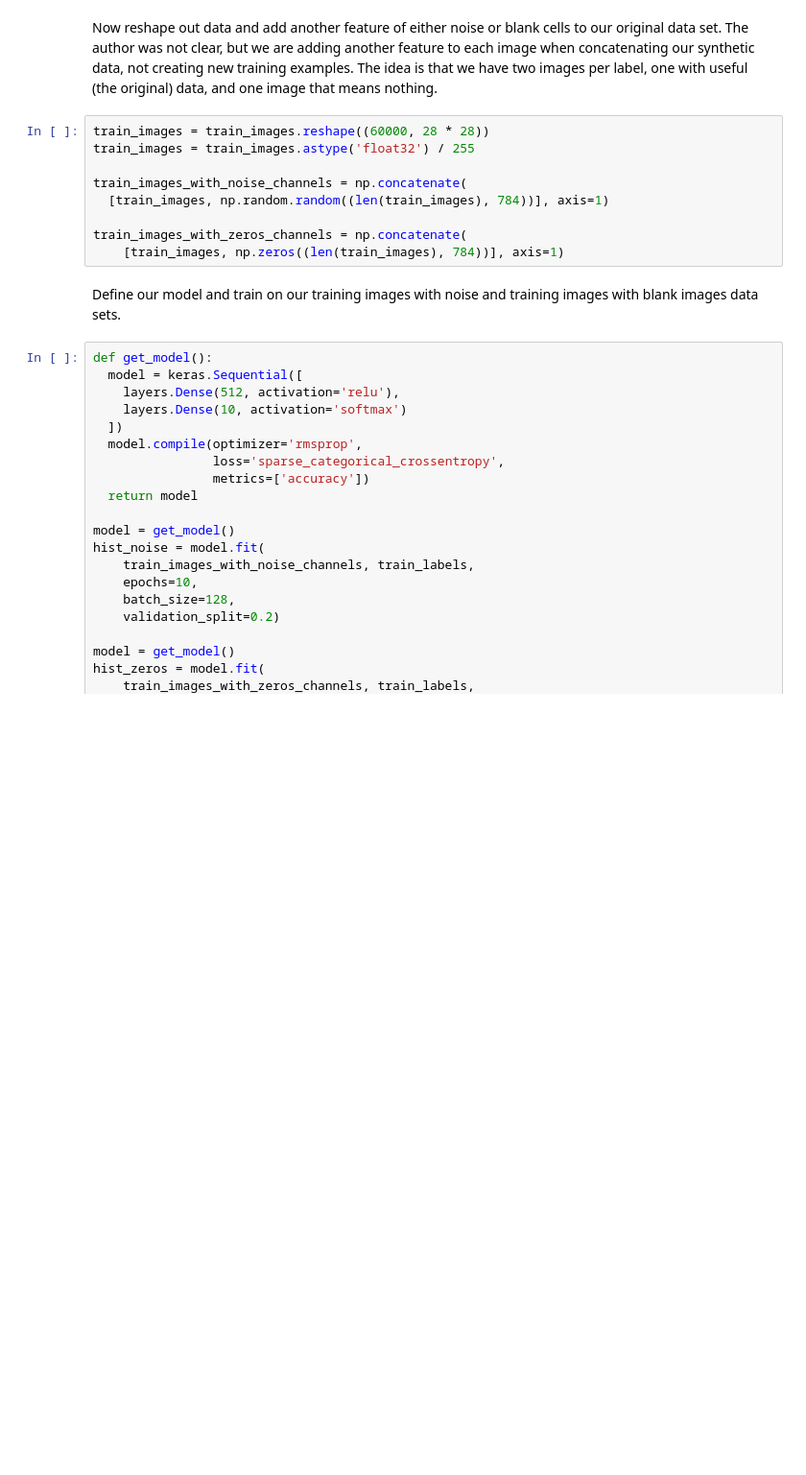
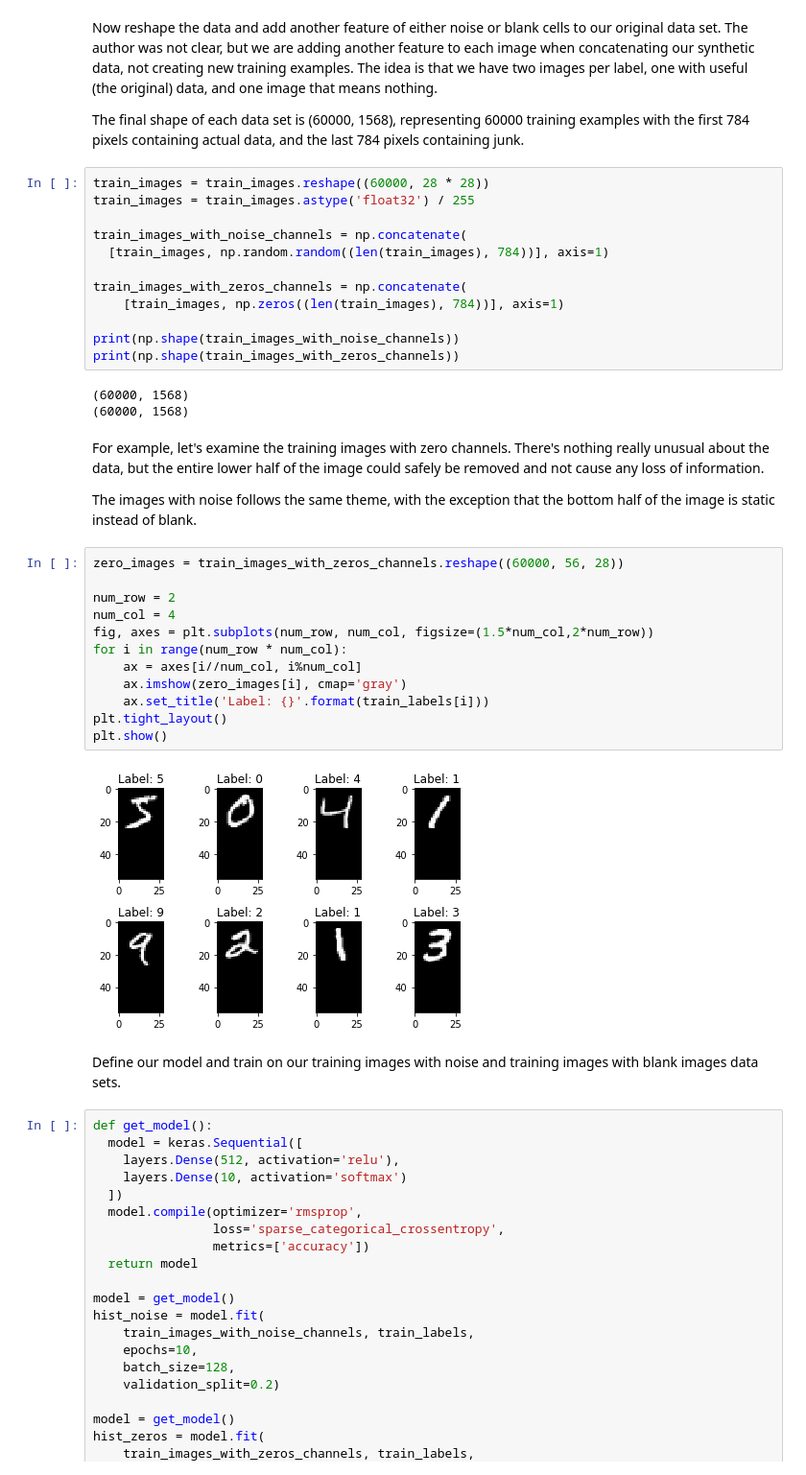
Before and after one commit to matthewreader/continuous-learning, a Jupyter notebook: books/deep-learning-with-python/chapter-5/Ch5_Overfitting_and_Noisy_Data_MINST_Digits.ipynb, the cells around one changed output. Shown: that part at 96% size. Saved outputs shown, nothing was run; the diff lists cells and outputs as text; blank space fills up the shorter version.

Commit message:
Move file and add plots of noisy digit data

```diff
--- a/books/deep-learning-with-python/chapter-4/Ch5_Overfitting_and_Noisy_Data_MINST_Digits.ipynb
+++ b/books/deep-learning-with-python/chapter-5/Ch5_Overfitting_and_Noisy_Data_MINST_Digits.ipynb
@@ -23,7 +31,9 @@ plt.show()
 # %% [output]
 [figure]
 # %% [markdown]
-Now reshape out data and add another feature of either noise or blank cells to our original data set.  The author was not clear, but we are adding another feature to each image when concatenating our synthetic data, not creating new training examples.  The idea is that we have two images per label, one with useful (the original) data, and one image that means nothing.
+Now reshape the data and add another feature of either noise or blank cells to our original data set.  The author was not clear, but we are adding another feature to each image when concatenating our synthetic data, not creating new training examples.  The idea is that we have two images per label, one with useful (the original) data, and one image that means nothing.
+
+The final shape of each data set is (60000, 1568), representing 60000 training examples with the first 784 pixels containing actual data, and the last 784 pixels containing junk.
 # %%
 train_images = train_images.reshape((60000, 28 * 28))
 train_images = train_images.astype('float32') / 255
@@ -33,6 +43,30 @@ train_images_with_noise_channels = np.concatenate(
 
 train_images_with_zeros_channels = np.concatenate(
     [train_images, np.zeros((len(train_images), 784))], axis=1)
+
+print(np.shape(train_images_with_noise_channels))
+print(np.shape(train_images_with_zeros_channels))
+# %% [output]
+(60000, 1568)
+(60000, 1568)
+# %% [markdown]
+For example, let's examine the training images with zero channels.  There's nothing really unusual about the data, but the entire lower half of the image could safely be removed and not cause any loss of information.
+
+The images with noise follows the same theme, with the exception that the bottom half of the image is static instead of blank.
+# %%
+zero_images = train_images_with_zeros_channels.reshape((60000, 56, 28))
+
+num_row = 2
+num_col = 4
+fig, axes = plt.subplots(num_row, num_col, figsize=(1.5*num_col,2*num_row))
+for i in range(num_row * num_col):
+    ax = axes[i//num_col, i%num_col]
+    ax.imshow(zero_images[i], cmap='gray')
+    ax.set_title('Label: {}'.format(train_labels[i]))
+plt.tight_layout()
+plt.show()
+# %% [output]
+[figure, added]
 # %% [markdown]
 Define our model and train on our training images with noise and training images with blank images data sets.
 # %%
```
Also changed, not shown: parts of 4 cells of this notebook.
